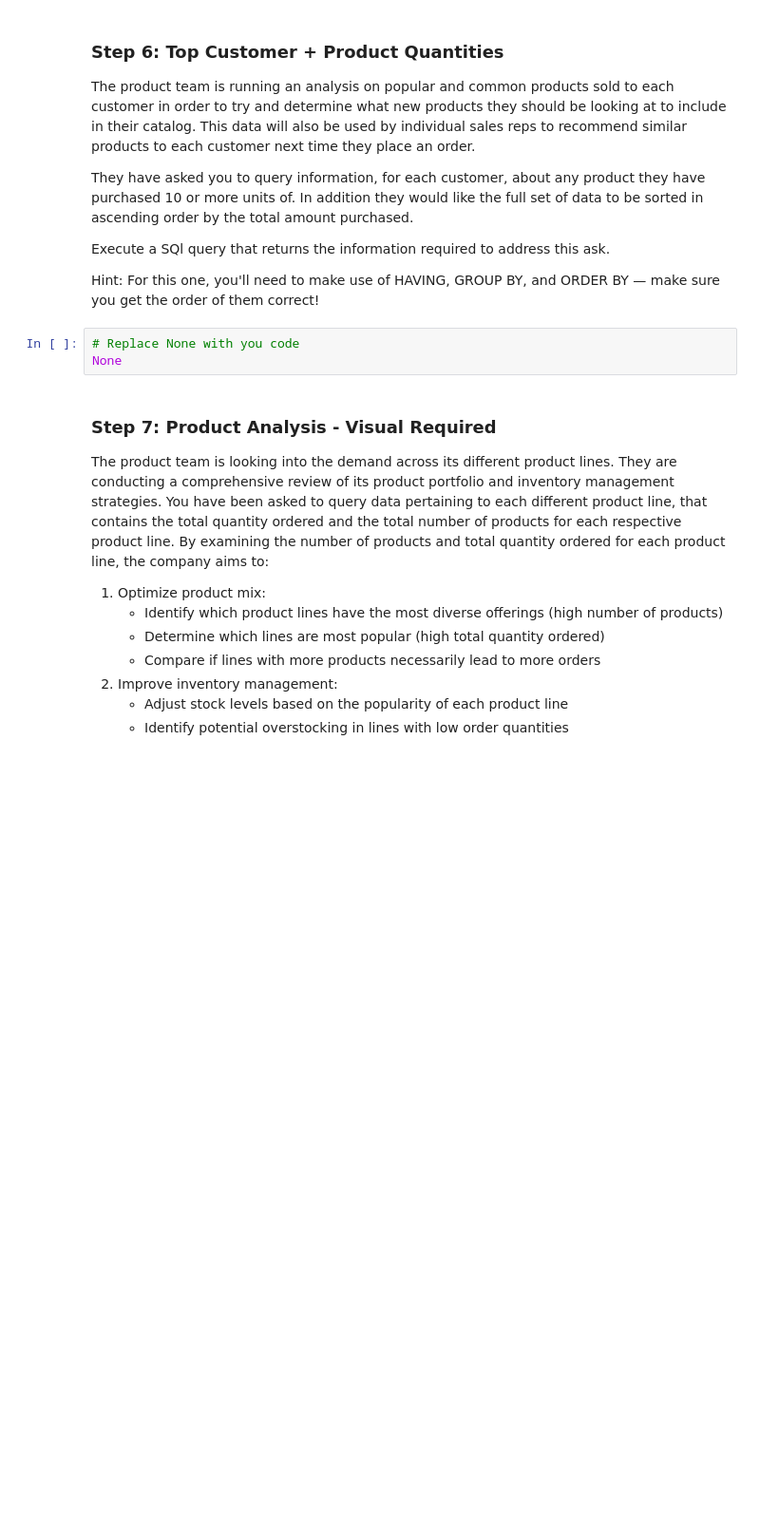
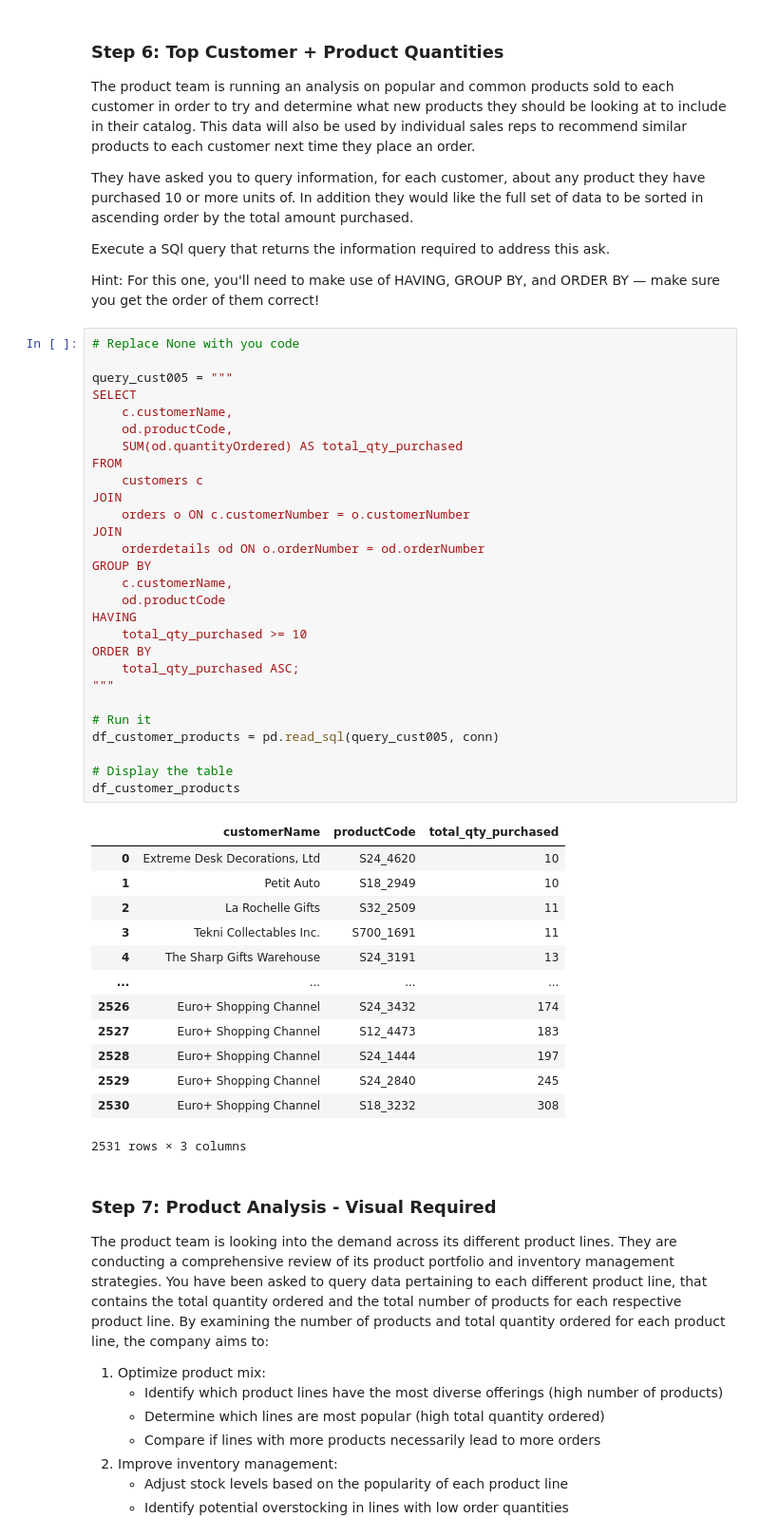
Before and after one commit to oliverkiplagat/dsc-sql-summative-lab, a Jupyter notebook: SQLSummativeLab.ipynb, the cells around one changed output. Shown at 95% size. Saved outputs shown, nothing was run; the diff lists cells and outputs as text; blank space fills up the shorter version.

Commit message:
Analyze product purchase quantities by customer

```diff
--- a/SQLSummativeLab.ipynb
+++ b/SQLSummativeLab.ipynb
@@ -462,9 +462,48 @@ They have asked you to query information, for each customer, about any product t
 Execute a SQl query that returns the information required to address this ask.
 
 Hint: For this one, you'll need to make use of HAVING, GROUP BY, and ORDER BY — make sure you get the order of them correct!
-# %%
-# Replace None with you code
-None
+# %%
+# Replace None with you code
+
+query_cust005 = """
+SELECT
+    c.customerName,
+    od.productCode,
+    SUM(od.quantityOrdered) AS total_qty_purchased
+FROM
+    customers c
+JOIN
+    orders o ON c.customerNumber = o.customerNumber
+JOIN
+    orderdetails od ON o.orderNumber = od.orderNumber
+GROUP BY
+    c.customerName,
+    od.productCode
+HAVING
+    total_qty_purchased >= 10
+ORDER BY
+    total_qty_purchased ASC;
+"""
+
+# Run it
+df_customer_products = pd.read_sql(query_cust005, conn)
+
+# Display the table
+df_customer_products
+# %% [output]
+|  | customerName | productCode | total_qty_purchased |
+| 0 | Extreme Desk Decorations, Ltd | S24_4620 | 10 |
+| 1 | Petit Auto | S18_2949 | 10 |
+| 2 | La Rochelle Gifts | S32_2509 | 11 |
+| 3 | Tekni Collectables Inc. | S700_1691 | 11 |
+| 4 | The Sharp Gifts Warehouse | S24_3191 | 13 |
+| ... | ... | ... | ... |
+| 2526 | Euro+ Shopping Channel | S24_3432 | 174 |
+| 2527 | Euro+ Shopping Channel | S12_4473 | 183 |
+| 2528 | Euro+ Shopping Channel | S24_1444 | 197 |
+| 2529 | Euro+ Shopping Channel | S24_2840 | 245 |
+| 2530 | Euro+ Shopping Channel | S18_3232 | 308 |
+2531 rows × 3 columns
 # %% [markdown]
 ### Step 7: Product Analysis - Visual Required
 
```
